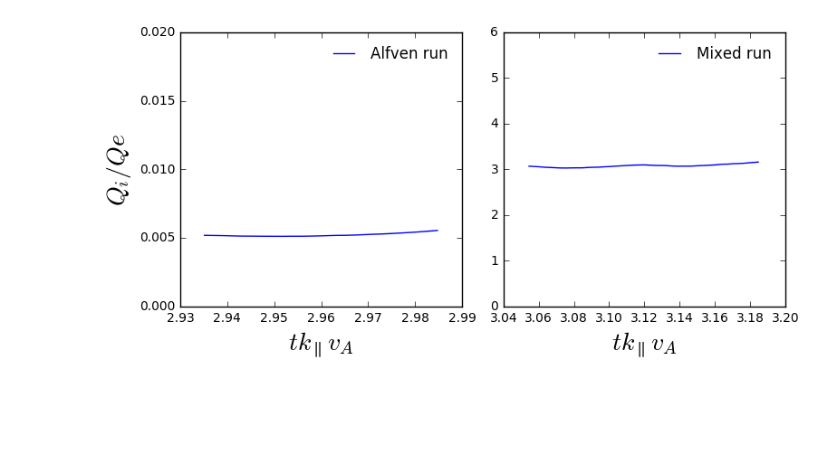
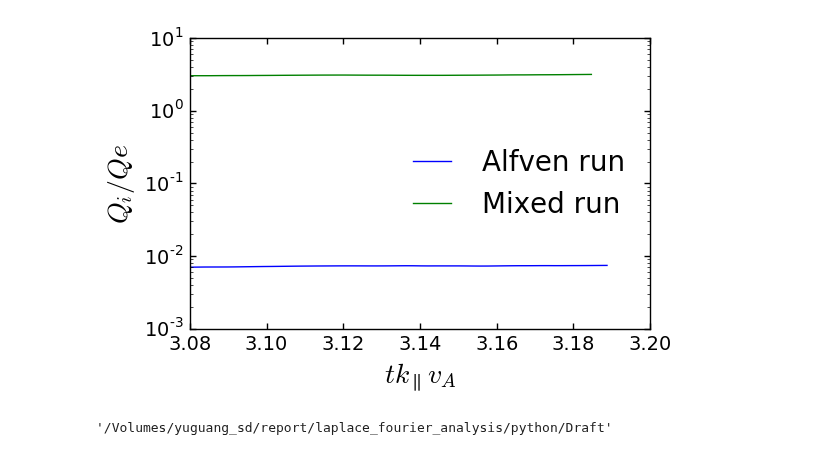
Before and after one commit to YuguangTong/Fourier-Laplace-plasma-response-in-driven-Gyrokinetics, a Jupyter notebook: python/Draft/Draft_201612013.ipynb, the cells around one changed output. Cells and saved outputs as stored; diff of their text form; code cells hidden in the pictures; blank space fills up the shorter version.

```diff
--- a/python/Draft/Draft_201612013.ipynb
+++ b/python/Draft/Draft_201612013.ipynb
@@ -89,7 +99,7 @@ data_dir = '/Volumes/yuguang_sd/proj/new_slow_wave_cascade/stampede/new_low_beta
 # data_dir = '/Volumes/yuguang_sd/proj/new_slow_wave_cascade/stampede/new_low_beta/mix_080_decay2/'
 # file_names = ['mix_1.heat', 'mix_2.heat', 'mix_3.heat']
 # file_names = ['mix_large_4a_next.heat', 'mix_large_4a_6.heat', 'mix_large_7.heat', 'mix_large_8.heat']
-file_names = ['alfven/alfven_large_7.heat', 'mix_080/mix_large_8.heat']
+file_names = ['alfven/alfven_large_8.heat', 'mix_080/mix_large_8.heat']
 # file_names = ['alfven_large_4a_next.heat', 'alfven_large_4a_6.heat', 'alfven_large_7.heat']
 # file_names = ['alfven_1.heat', 'alfven_2.heat']
 bi = 0.01
@@ -111,19 +121,26 @@ for i, file in enumerate(file_names):
         t0 = heat[0, 0]/per
 # %%
 fs = 20
-fig, axes = plt.subplots(1, 2, figsize = [8, 4])
-axes[0].plot(t[0], impci[0]/impce[0], label = 'Alfven run')
-axes[0].set_ylim(0, 0.02)
-axes[0].set_xlabel('$tk_\parallel v_A$', fontsize = fs)
-axes[0].legend(loc='best', frameon=False)
-axes[0].set_ylabel('$Q_i/Qe$',  fontsize = fs)
+fig, ax = plt.subplots(1, 1)
+ax.plot(t[0], impci[0]/impce[0], label = 'Alfven run')
+ax.plot(t[1], impci[1]/impce[1], label = 'Mixed run')
+ax.set_ylabel('$Q_i/Qe$',  fontsize = fs)
 
-axes[1].plot(t[1], impci[1]/impce[1], label = 'Mixed run')
-axes[1].set_ylim(0, 6)
-axes[1].set_xlabel('$tk_\parallel v_A$', fontsize = fs)
-axes[1].legend(loc='best', frameon=False)
+# ax.set_ylim(0, 6)
+
+ax.set_xlim(3.08,  3.2)
+ax.set_xlabel('$tk_\parallel v_A$', fontsize = fs)
+ax.tick_params(width=1, labelsize=14)
+ax.legend(loc='best', frameon=False, fontsize = fs)
+ax.set_yscale('log')
+
+#     ax.yaxis.set_tick_params(width=1)
 
 plt.tight_layout()
 # fig.savefig('nl_bi_001_qiqe_t_8.png', dpi = 300)
 # %% [output]
-[figure, old version]
+[figure, new version]
+# %%
+pwd
+# %% [output]
+'/Volumes/yuguang_sd/report/laplace_fourier_analysis/python/Draft'
```
Also changed, not shown: parts of 6 cells of this notebook, 25 other files.
